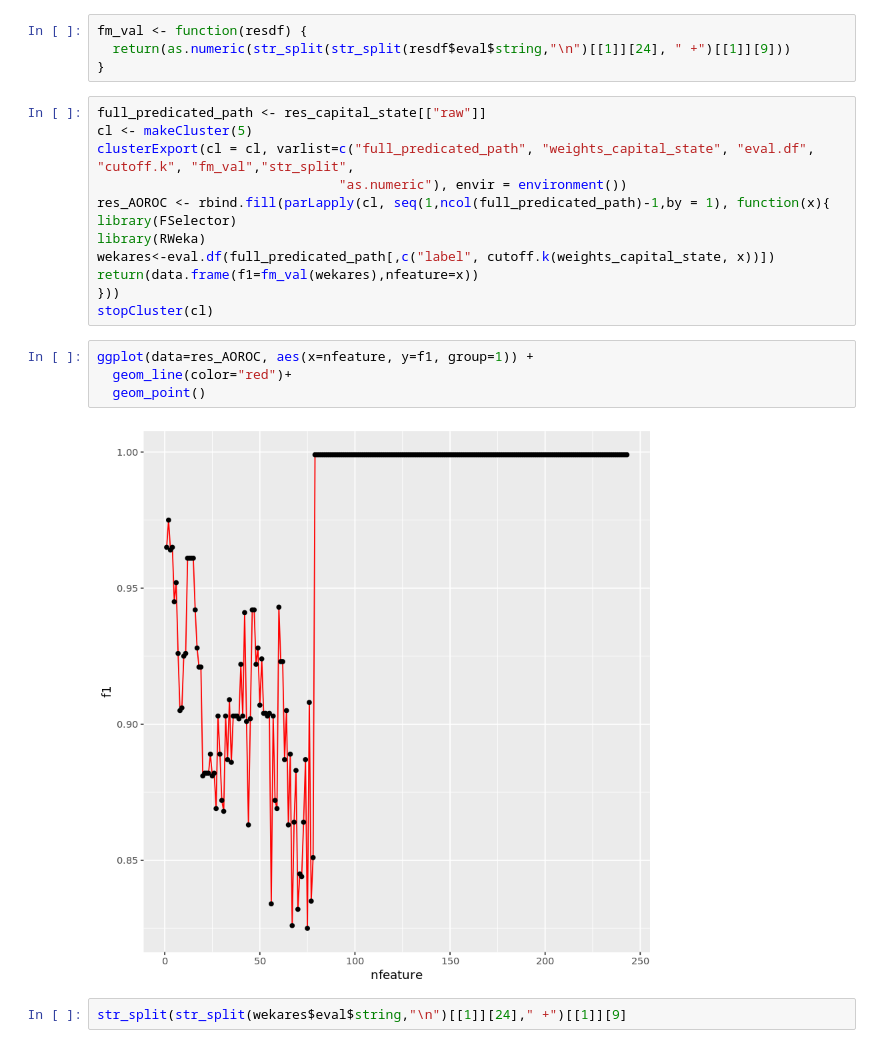
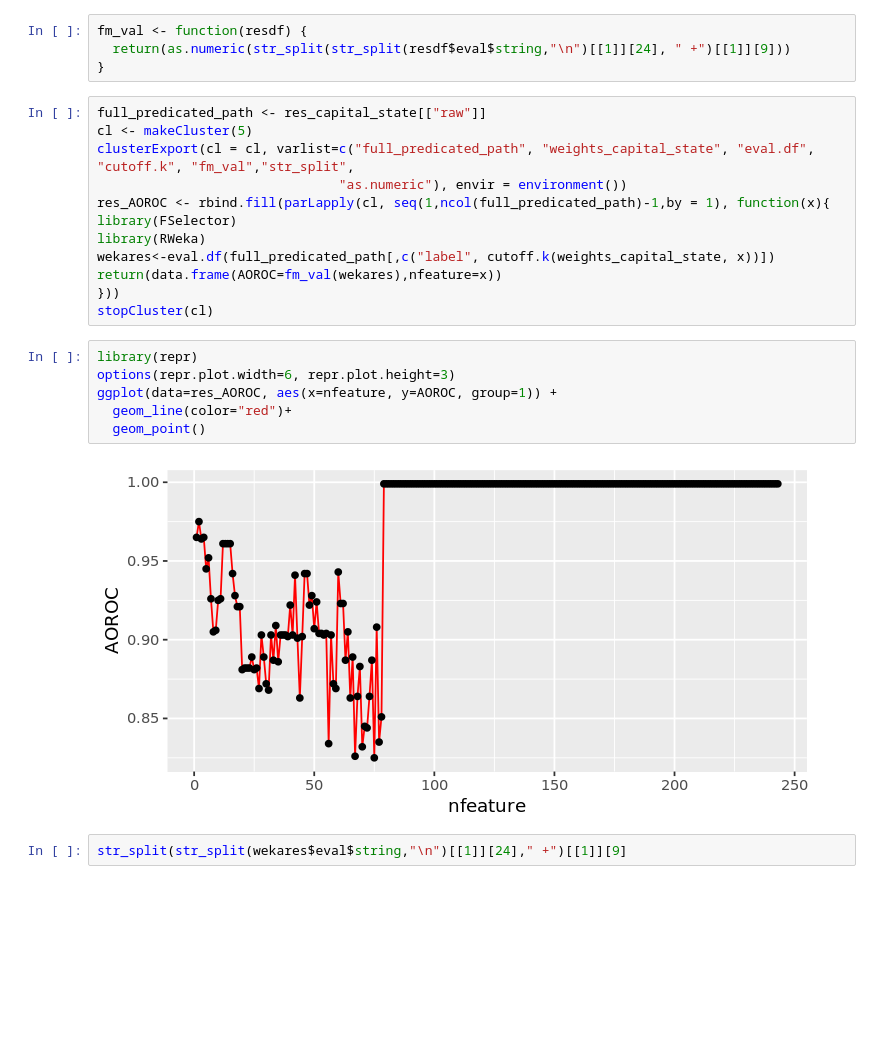
Before and after one commit to huynhvp/KGMiner_HUYNH, a Jupyter notebook: Captial_State.ipynb, the cells around one changed output. Drawn from its saved outputs; the diff is of its cells as text; blank space fills up the shorter version.

Commit message:
Plot ROC as function of feature

```diff
--- a/Captial_State.ipynb
+++ b/Captial_State.ipynb
@@ -151,15 +151,17 @@ res_AOROC <- rbind.fill(parLapply(cl, seq(1,ncol(full_predicated_path)-1,by = 1)
 library(FSelector)
 library(RWeka)
 wekares<-eval.df(full_predicated_path[,c("label", cutoff.k(weights_capital_state, x))])
-return(data.frame(f1=fm_val(wekares),nfeature=x))
+return(data.frame(AOROC=fm_val(wekares),nfeature=x))
 }))
 stopCluster(cl)
 # %%
-ggplot(data=res_AOROC, aes(x=nfeature, y=f1, group=1)) +
+library(repr)
+options(repr.plot.width=6, repr.plot.height=3)
+ggplot(data=res_AOROC, aes(x=nfeature, y=AOROC, group=1)) +
   geom_line(color="red")+
   geom_point()
 # %% [output]
-[figure, old version]
+[figure, new version]
 # %%
 str_split(str_split(wekares$eval$string,"\n")[[1]][24]," +")[[1]][9]
 # %% [output]
```
